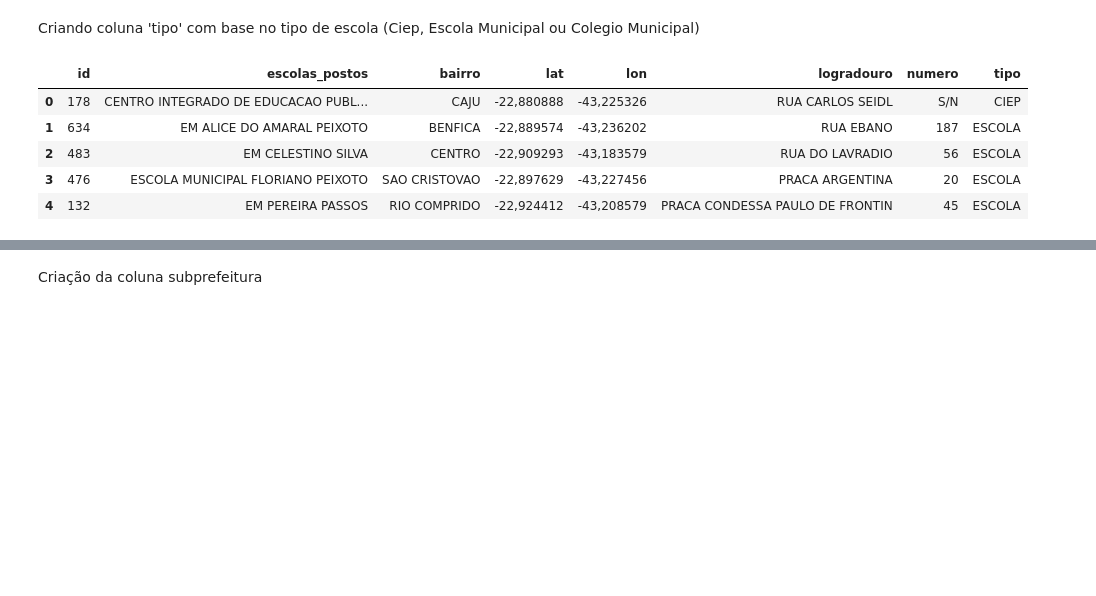
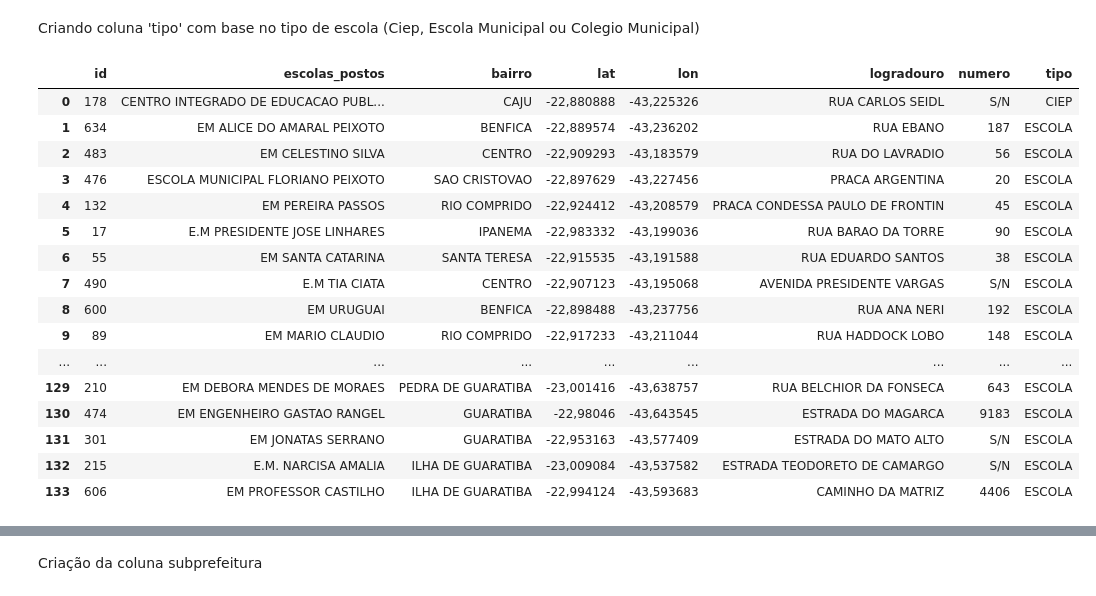
Before and after one commit to 1racosta/santander_coders, a Jupyter notebook: Técnicas de Programação/projeto_final.ipynb, the cells around one changed output, grey strips where cells are left out. Drawn from its saved outputs; the diff is of its cells as text; code cells hidden in the pictures; blank space fills up the shorter version.

```diff
--- a/Técnicas de Programação/projeto_final.ipynb
+++ b/Técnicas de Programação/projeto_final.ipynb
@@ -403,33 +355,42 @@ condicao_cm = df_dados_entrega['escolas_postos'].str.contains('COLEGIO MUNICIPAL
 
 condicao_escolas_municipais = df_dados_entrega[condicao_em_1 | condicao_em_2 | condicao_em_3 | condicao_em_4 | condicao_em_5]
 condicao_ciep = df_dados_entrega[condicao_ciep_1 | condicao_ciep_2]
-condicao_colegio = condicao_cm
+condicao_colegio = df_dados_entrega[condicao_cm]
 # %% [markdown]
 Criando coluna 'tipo' com base no tipo de escola (Ciep, Escola Municipal ou Colegio Municipal)
 # %%
 def tipo_de_escola(escola):
     if escola in condicao_escolas_municipais['escolas_postos'].values:
         return 'ESCOLA'
     elif escola in condicao_ciep['escolas_postos'].values:
         return 'CIEP'
-    # elif escola in condicao_colegio['escolas_postos'].values:
-    #     return 'COLEGIO'
-    # else:
-    #     return 'NAO INFORMADO'
+    elif escola in condicao_colegio['escolas_postos'].values:
+        return 'COLEGIO'
     else:
-        return 'COLEGIO' # Tentei resolver o problema do else ser um Colégio mas não consegui, rascunho acima deu erro.
-# Else deveria ser "Não Informado" e criar um elif para o Colégio.
+        return 'NAO INFORMADO'
+
 
 for escola in df_dados_entrega['escolas_postos'].values:
     df_dados_entrega['tipo'] = df_dados_entrega['escolas_postos'].apply(tipo_de_escola)
 
-df_dados_entrega.head()
+df_dados_entrega
 # %% [output]
 |  | id | escolas_postos | bairro | lat | lon | logradouro | numero | tipo |
 | 0 | 178 | CENTRO INTEGRADO DE EDUCACAO PUBL... | CAJU | -22,880888 | -43,225326 | RUA CARLOS SEIDL | S/N | CIEP |
 | 1 | 634 | EM ALICE DO AMARAL PEIXOTO | BENFICA | -22,889574 | -43,236202 | RUA EBANO | 187 | ESCOLA |
 | 2 | 483 | EM CELESTINO SILVA | CENTRO | -22,909293 | -43,183579 | RUA DO LAVRADIO | 56 | ESCOLA |
 | 3 | 476 | ESCOLA MUNICIPAL FLORIANO PEIXOTO | SAO CRISTOVAO | -22,897629 | -43,227456 | PRACA ARGENTINA | 20 | ESCOLA |
 | 4 | 132 | EM PEREIRA PASSOS | RIO COMPRIDO | -22,924412 | -43,208579 | PRACA CONDESSA PAULO DE FRONTIN | 45 | ESCOLA |
+| 5 | 17 | E.M PRESIDENTE JOSE LINHARES | IPANEMA | -22,983332 | -43,199036 | RUA BARAO DA TORRE | 90 | ESCOLA |
+| 6 | 55 | EM SANTA CATARINA | SANTA TERESA | -22,915535 | -43,191588 | RUA EDUARDO SANTOS | 38 | ESCOLA |
+| 7 | 490 | E.M TIA CIATA | CENTRO | -22,907123 | -43,195068 | AVENIDA PRESIDENTE VARGAS | S/N | ESCOLA |
+| 8 | 600 | EM URUGUAI | BENFICA | -22,898488 | -43,237756 | RUA ANA NERI | 192 | ESCOLA |
+| 9 | 89 | EM MARIO CLAUDIO | RIO COMPRIDO | -22,917233 | -43,211044 | RUA HADDOCK LOBO | 148 | ESCOLA |
+| ... | ... | ... | ... | ... | ... | ... | ... | ... |
+| 129 | 210 | EM DEBORA MENDES DE MORAES | PEDRA DE GUARATIBA | -23,001416 | -43,638757 | RUA BELCHIOR DA FONSECA | 643 | ESCOLA |
+| 130 | 474 | EM ENGENHEIRO GASTAO RANGEL | GUARATIBA | -22,98046 | -43,643545 | ESTRADA DO MAGARCA | 9183 | ESCOLA |
+| 131 | 301 | EM JONATAS SERRANO | GUARATIBA | -22,953163 | -43,577409 | ESTRADA DO MATO ALTO | S/N | ESCOLA |
+| 132 | 215 | E.M. NARCISA AMALIA | ILHA DE GUARATIBA | -23,009084 | -43,537582 | ESTRADA TEODORETO DE CAMARGO | S/N | ESCOLA |
+| 133 | 606 | EM PROFESSOR CASTILHO | ILHA DE GUARATIBA | -22,994124 | -43,593683 | CAMINHO DA MATRIZ | 4406 | ESCOLA |
 # %%
 df_subprefeituras.head()
```
Also changed, not shown: parts of 23 cells of this notebook, 1 other file.
